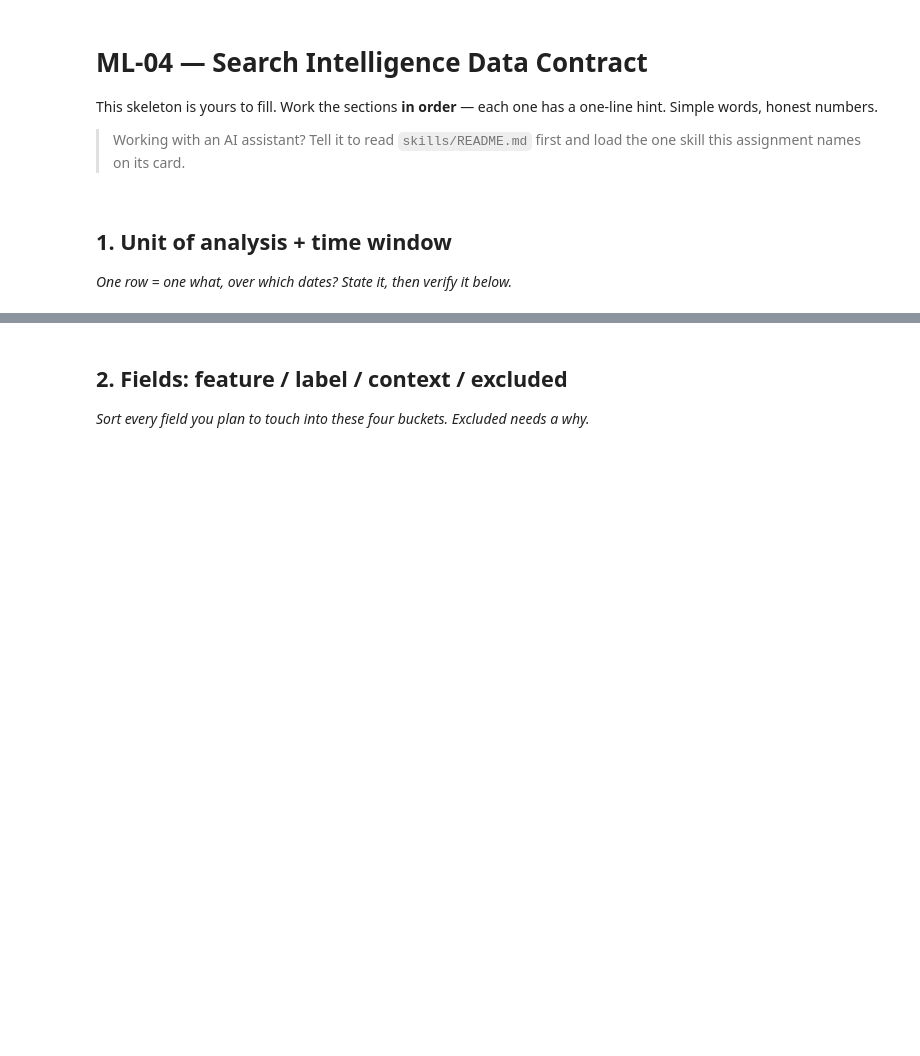
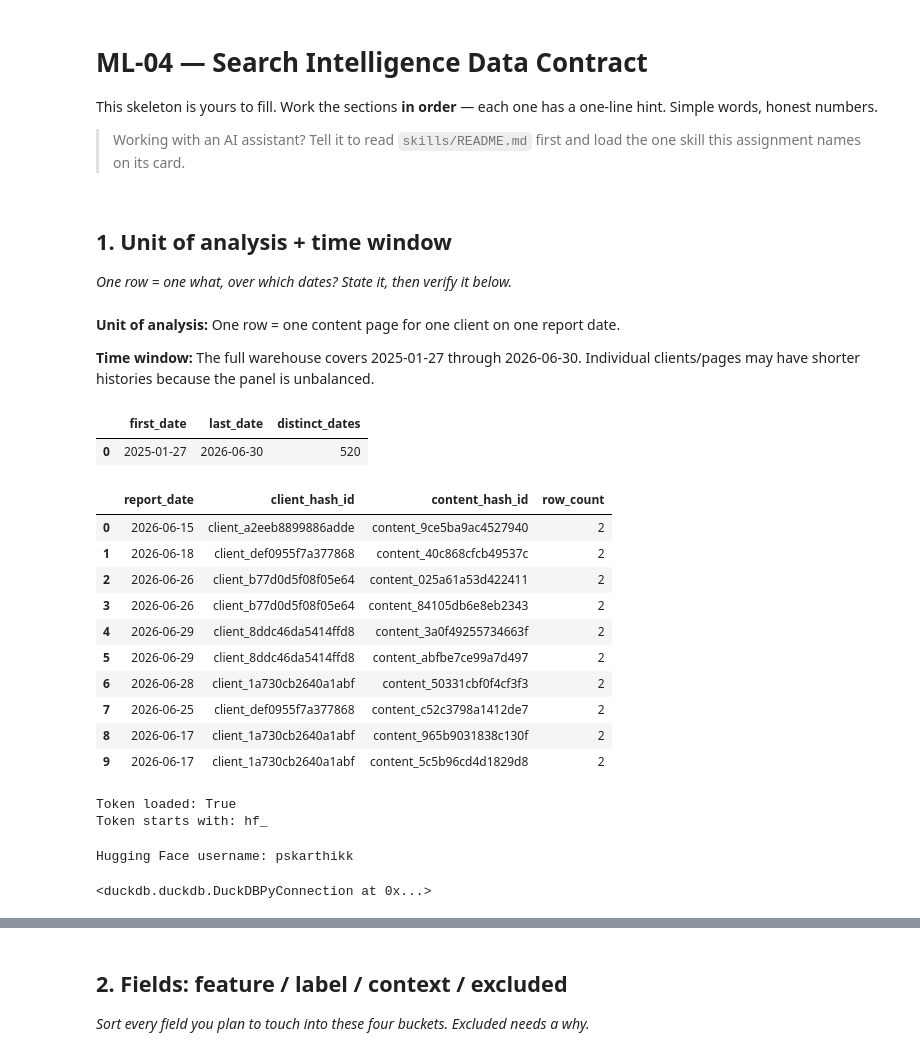
Before and after one commit to pskarthikk/flyrank-ml-internship, a Jupyter notebook: work/notebooks/w03_data_contract.ipynb, the cells around one changed output, grey strips where cells are left out. Saved outputs shown, nothing was run; the diff lists cells and outputs as text; code cells hidden in the pictures; blank space fills up the shorter version.

```diff
--- a/work/notebooks/w03_data_contract.ipynb
+++ b/work/notebooks/w03_data_contract.ipynb
@@ -10,3 +10,68 @@ This skeleton is yours to fill. Work the sections **in order** — each one has
 ## 1. Unit of analysis + time window
 
 *One row = one what, over which dates? State it, then verify it below.*
+# %% [markdown]
+**Unit of analysis:** One row = one content page for one client on one report date.
+
+**Time window:** The full warehouse covers 2025-01-27 through 2026-06-30. Individual clients/pages may have shorter histories because the panel is unbalanced.
+# %%
+REL = "read_parquet('hf://datasets/FlyRank/internship-warehouse/fact_content_daily_performance/**/*.parquet')"
+# %%
+date_check = con.sql(f"""
+SELECT
+    MIN(report_date) AS first_date,
+    MAX(report_date) AS last_date,
+    COUNT(DISTINCT report_date) AS distinct_dates
+FROM {REL}
+""").df()
+
+date_check
+# %% [output]
+|  | first_date | last_date | distinct_dates |
+| 0 | 2025-01-27 | 2026-06-30 | 520 |
+# %%
+duplicate_grain_check = con.sql(f"""
+SELECT
+    report_date,
+    client_hash_id,
+    content_hash_id,
+    COUNT(*) AS row_count
+FROM {REL}
+GROUP BY
+    report_date,
+    client_hash_id,
+    content_hash_id
+HAVING COUNT(*) > 1
+LIMIT 10
+""").df()
+
+duplicate_grain_check
+# %% [output]
+|  | report_date | client_hash_id | content_hash_id | row_count |
+| 0 | 2026-06-15 | client_a2eeb8899886adde | content_9ce5ba9ac4527940 | 2 |
+| 1 | 2026-06-18 | client_def0955f7a377868 | content_40c868cfcb49537c | 2 |
+| 2 | 2026-06-26 | client_b77d0d5f08f05e64 | content_025a61a53d422411 | 2 |
+| 3 | 2026-06-26 | client_b77d0d5f08f05e64 | content_84105db6e8eb2343 | 2 |
+| 4 | 2026-06-29 | client_8ddc46da5414ffd8 | content_3a0f49255734663f | 2 |
+| 5 | 2026-06-29 | client_8ddc46da5414ffd8 | content_abfbe7ce99a7d497 | 2 |
+| 6 | 2026-06-28 | client_1a730cb2640a1abf | content_50331cbf0f4cf3f3 | 2 |
+| 7 | 2026-06-25 | client_def0955f7a377868 | content_c52c3798a1412de7 | 2 |
+| 8 | 2026-06-17 | client_1a730cb2640a1abf | content_965b9031838c130f | 2 |
+| 9 | 2026-06-17 | client_1a730cb2640a1abf | content_5c5b96cd4d1829d8 | 2 |
+# %%
+from google.colab import userdata
+
+HF_TOKEN = userdata.get("HF_TOKEN")
+
+print("Token loaded:", bool(HF_TOKEN))
+print("Token starts with:", HF_TOKEN[:3] if HF_TOKEN else None)
+# %% [output]
+Token loaded: True
+Token starts with: hf_
+# %%
+from huggingface_hub import whoami
+
+me = whoami(token=HF_TOKEN)
+print("Hugging Face username:", me["name"])
+# %% [output]
+Hugging Face username: pskarthikk
@@ -12,0 +82,6 @@ This skeleton is yours to fill. Work the sections **in order** — each one has
+# %%
+con.execute(
+    "CREATE SECRET hf_token (TYPE HUGGINGFACE, TOKEN '" + HF_TOKEN + "')"
+)
+# %% [output]
+<duckdb.duckdb.DuckDBPyConnection at 0x...>
```
Also changed, not shown: parts of 10 cells of this notebook.
